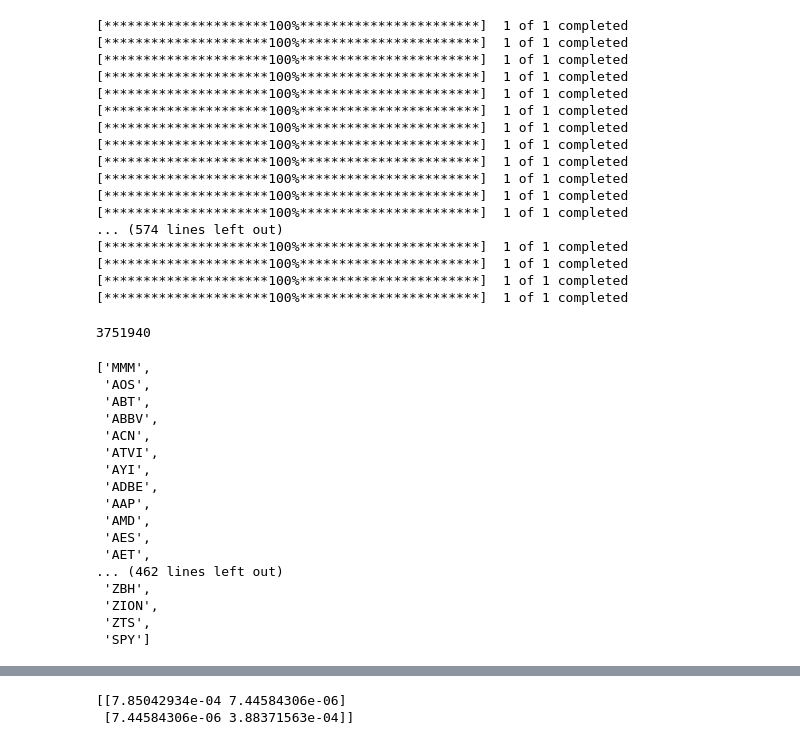
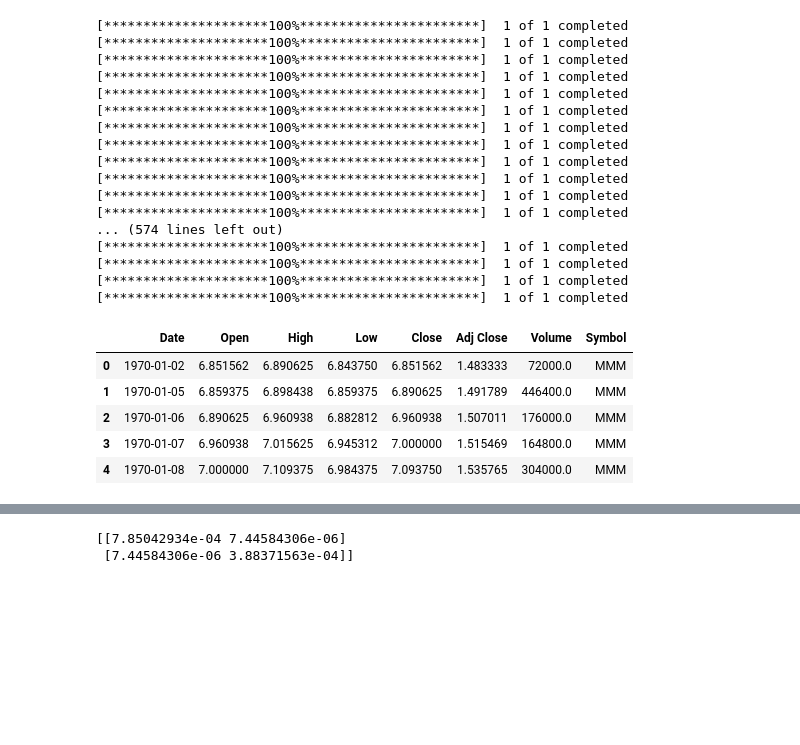
Before and after one commit to xuda1979/DF, a Jupyter notebook: dl_01.ipynb, the cells around one changed output, grey strips where cells are left out. Saved outputs shown, nothing was run; the diff lists cells and outputs as text; code cells hidden in the pictures; blank space fills up the shorter version.

```diff
--- a/dl_01.ipynb
+++ b/dl_01.ipynb
@@ -38,32 +38,17 @@ for symbol in all_symbols:
 [*********************100%***********************]  1 of 1 completed
 [*********************100%***********************]  1 of 1 completed
 [*********************100%***********************]  1 of 1 completed
-# %%
-len(data_all)
-# %% [output]
-3751940
 # %%
 symbols = list(data_all['Symbol'].unique())
-# %%
-symbols
-# %% [output]
-['MMM',
- 'AOS',
- 'ABT',
- 'ABBV',
- 'ACN',
- 'ATVI',
- 'AYI',
- 'ADBE',
- 'AAP',
- 'AMD',
- 'AES',
- 'AET',
-... (462 lines left out)
- 'ZBH',
- 'ZION',
- 'ZTS',
- 'SPY']
 # %%
 data_all = data_all.reset_index(drop=True)
+# %%
+data_all.head()
+# %% [output]
+|  | Date | Open | High | Low | Close | Adj Close | Volume | Symbol |
+| 0 | 1970-01-02 | 6.851562 | 6.890625 | 6.843750 | 6.851562 | 1.483333 | 72000.0 | MMM |
+| 1 | 1970-01-05 | 6.859375 | 6.898438 | 6.859375 | 6.890625 | 1.491789 | 446400.0 | MMM |
+| 2 | 1970-01-06 | 6.890625 | 6.960938 | 6.882812 | 6.960938 | 1.507011 | 176000.0 | MMM |
+| 3 | 1970-01-07 | 6.960938 | 7.015625 | 6.945312 | 7.000000 | 1.515469 | 164800.0 | MMM |
+| 4 | 1970-01-08 | 7.000000 | 7.109375 | 6.984375 | 7.093750 | 1.535765 | 304000.0 | MMM |
 # %%
```
Also changed, not shown: parts of 39 cells of this notebook.
